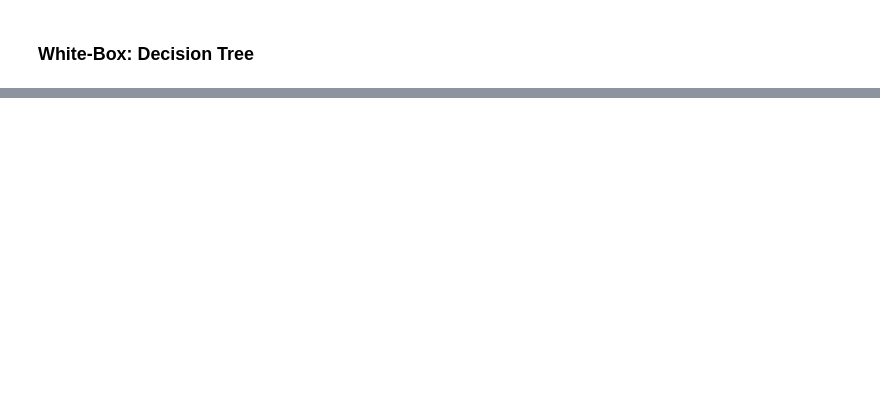
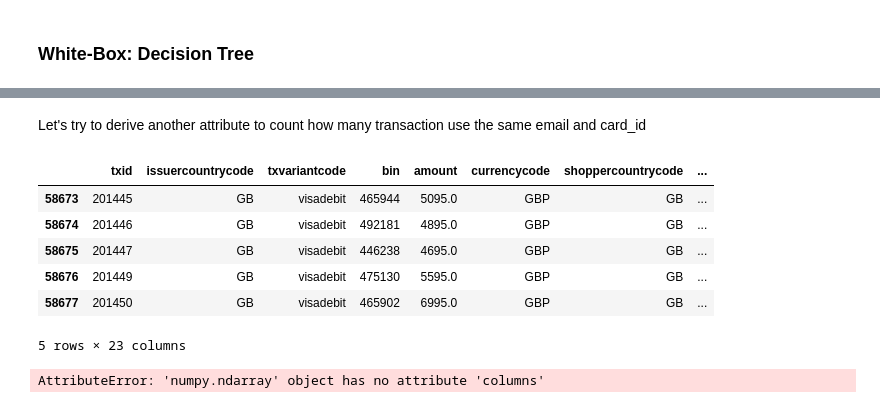
Before and after one commit to enreina/cs4035-lab, a Jupyter notebook: lab1/fraud_detection.ipynb, the cells around one changed output, grey strips where cells are left out. Saved outputs shown, nothing was run; the diff lists cells and outputs as text; code cells hidden in the pictures; blank space fills up the shorter version.

```diff
--- a/lab1/fraud_detection.ipynb
+++ b/lab1/fraud_detection.ipynb
@@ -883,0 +914,6 @@ graph.render("decision_tree_fraud")
+# %%
+# copy the data_preproc into a new temp dataframe
+temp = data_preproc.copy()
+temp.sort_values(by=["creationdate"], inplace=True)
+
+average = temp.groupby([temp['card_id']]).mean()
@@ -883,0 +942,2 @@ graph.render("decision_tree_fraud")
+# %% [markdown]
+Let's try to derive another attribute to count how many transaction use the same email and card_id
@@ -883,0 +949,33 @@ graph.render("decision_tree_fraud")
+# %%
+temp.head()
+# %% [output]
+|  | txid | issuercountrycode | txvariantcode | bin | amount | currencycode | shoppercountrycode | ... |
+| 58673 | 201445 | GB | visadebit | 465944 | 5095.0 | GBP | GB | ... |
+| 58674 | 201446 | GB | visadebit | 492181 | 4895.0 | GBP | GB | ... |
+| 58675 | 201447 | GB | visadebit | 446238 | 4695.0 | GBP | GB | ... |
+| 58676 | 201449 | GB | visadebit | 475130 | 5595.0 | GBP | GB | ... |
+| 58677 | 201450 | GB | visadebit | 465902 | 6995.0 | GBP | GB | ... |
+5 rows × 23 columns
+# %%
+for x in temp.columns:
+    if temp[x].dtypes == np.dtype('O'):
+        temp = temp.drop([x], axis=1)
+
+temp = temp.drop(['creationdate'], axis=1)
+# temp = temp.drop(['bin'], axis=1)
+print temp.dtypes
+
+labels = temp['is_fraud']
+temp = temp.drop(['is_fraud'], axis=1)
+
+temp = pd.get_dummies(temp, dummy_na=True)
+temp.head()
+
+feature_names = temp.columns
+
+labels = np.array(labels)
+temp = np.array(temp)
+
+len(feature_names)
+# %% [output]
+AttributeError: 'numpy.ndarray' object has no attribute 'columns'
```
Also changed, not shown: parts of 26 cells of this notebook.
